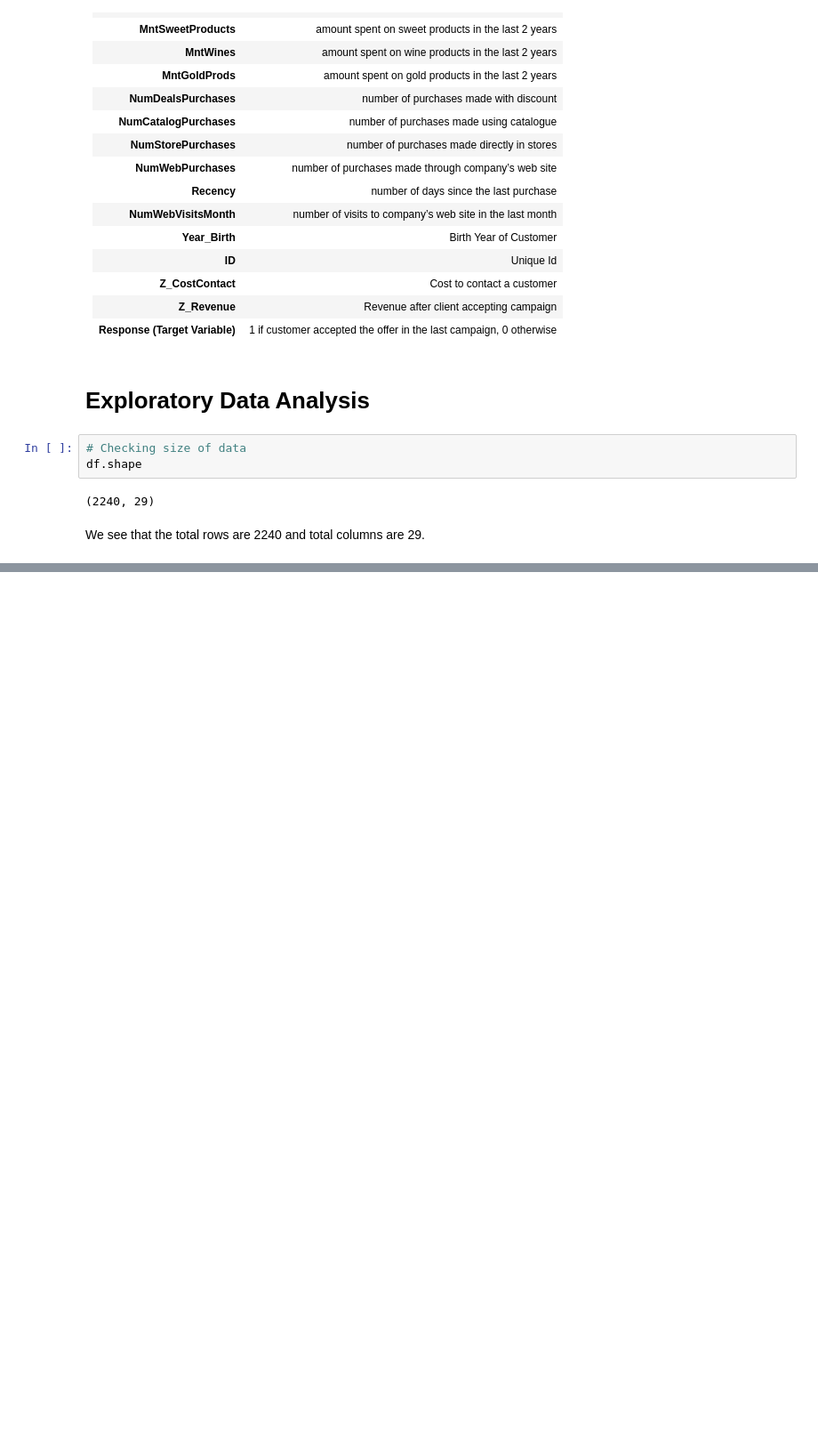
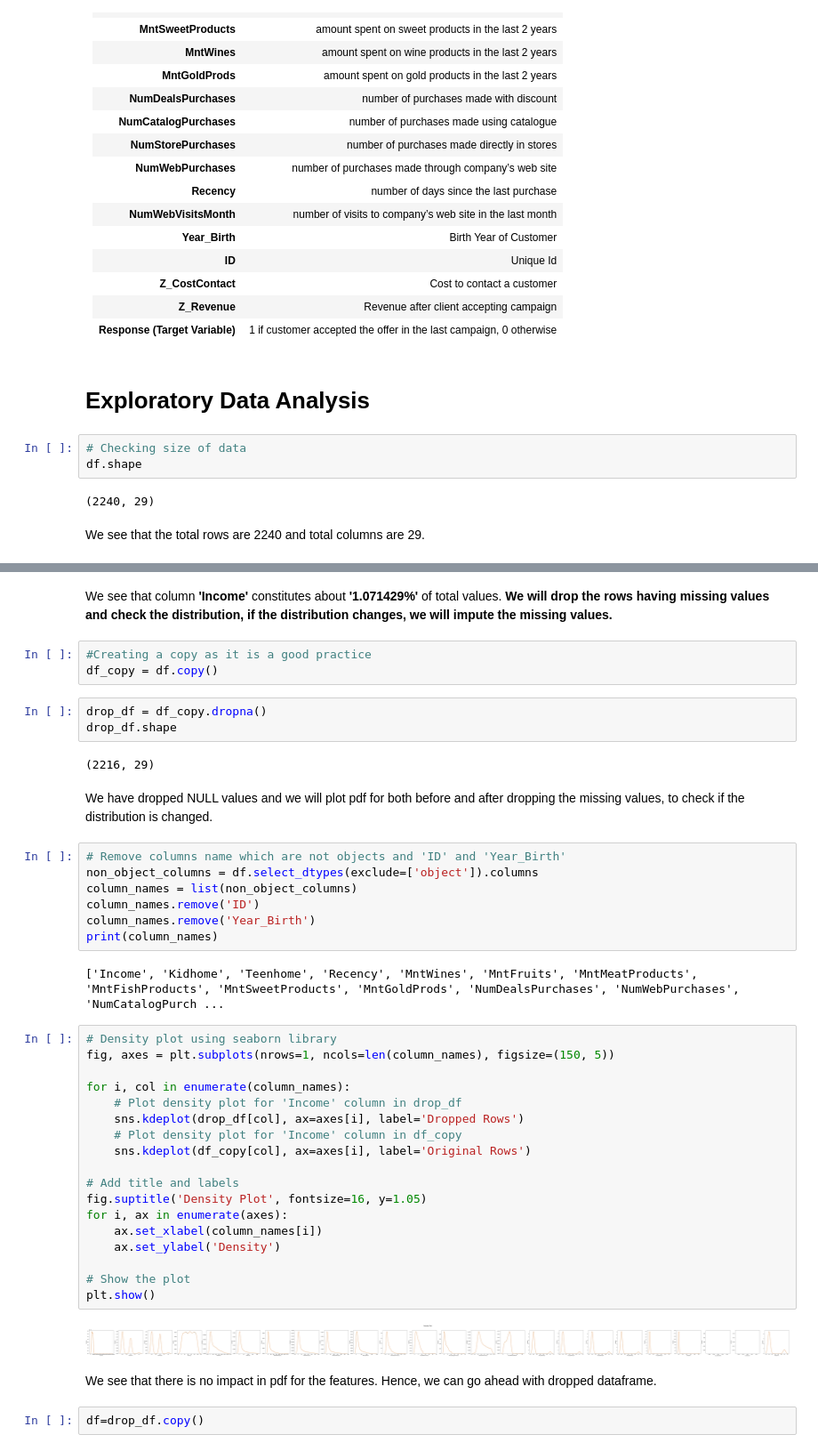
Before and after one commit to pranshuchaurasia/Machine-Learning-Algorithms, a Jupyter notebook: Supervised Algorithms/Classification/Marketing Campaign.ipynb, the cells around one changed output, grey strips where cells are left out. Shown at 89% size. Cells and saved outputs as stored; diff of their text form; blank space fills up the shorter version.

Commit message:
Null value removal

```diff
--- a/Supervised Algorithms/Classification/Marketing Campaign.ipynb
+++ b/Supervised Algorithms/Classification/Marketing Campaign.ipynb
@@ -223,0 +265,45 @@ Name: Dt_Customer, Length: 2240, dtype: object
+# %% [markdown]
+We see that column **'Income'** constitutes about **'1.071429%'** of total values. **We will drop the rows having missing values and check the distribution, if the distribution changes, we will impute the missing values.**
+# %%
+#Creating a copy as it is a good practice
+df_copy = df.copy()
+# %%
+drop_df = df_copy.dropna()
+drop_df.shape
+# %% [output]
+(2216, 29)
+# %% [markdown]
+ We have dropped NULL values and we will plot pdf for both before and after dropping the missing values, to check if the distribution is changed.
+# %%
+# Remove columns name which are not objects and 'ID' and 'Year_Birth'
+non_object_columns = df.select_dtypes(exclude=['object']).columns
+column_names = list(non_object_columns)
+column_names.remove('ID')
+column_names.remove('Year_Birth')
+print(column_names)
+# %% [output]
+['Income', 'Kidhome', 'Teenhome', 'Recency', 'MntWines', 'MntFruits', 'MntMeatProducts', 'MntFishProducts', 'MntSweetProducts', 'MntGoldProds', 'NumDealsPurchases', 'NumWebPurchases', 'NumCatalogPurch ...
+# %%
+# Density plot using seaborn library
+fig, axes = plt.subplots(nrows=1, ncols=len(column_names), figsize=(150, 5))
+
+for i, col in enumerate(column_names):
+    # Plot density plot for 'Income' column in drop_df
+    sns.kdeplot(drop_df[col], ax=axes[i], label='Dropped Rows')
+    # Plot density plot for 'Income' column in df_copy
+    sns.kdeplot(df_copy[col], ax=axes[i], label='Original Rows')
+
+# Add title and labels
+fig.suptitle('Density Plot', fontsize=16, y=1.05)
+for i, ax in enumerate(axes):
+    ax.set_xlabel(column_names[i])
+    ax.set_ylabel('Density')
+
+# Show the plot
+plt.show()
+# %% [output]
+[figure, added]
+# %% [markdown]
+We see that there is no impact in pdf for the features. Hence, we can go ahead with dropped dataframe.
+# %%
+df=drop_df.copy()
```
Also changed, not shown: parts of 10 cells of this notebook.
